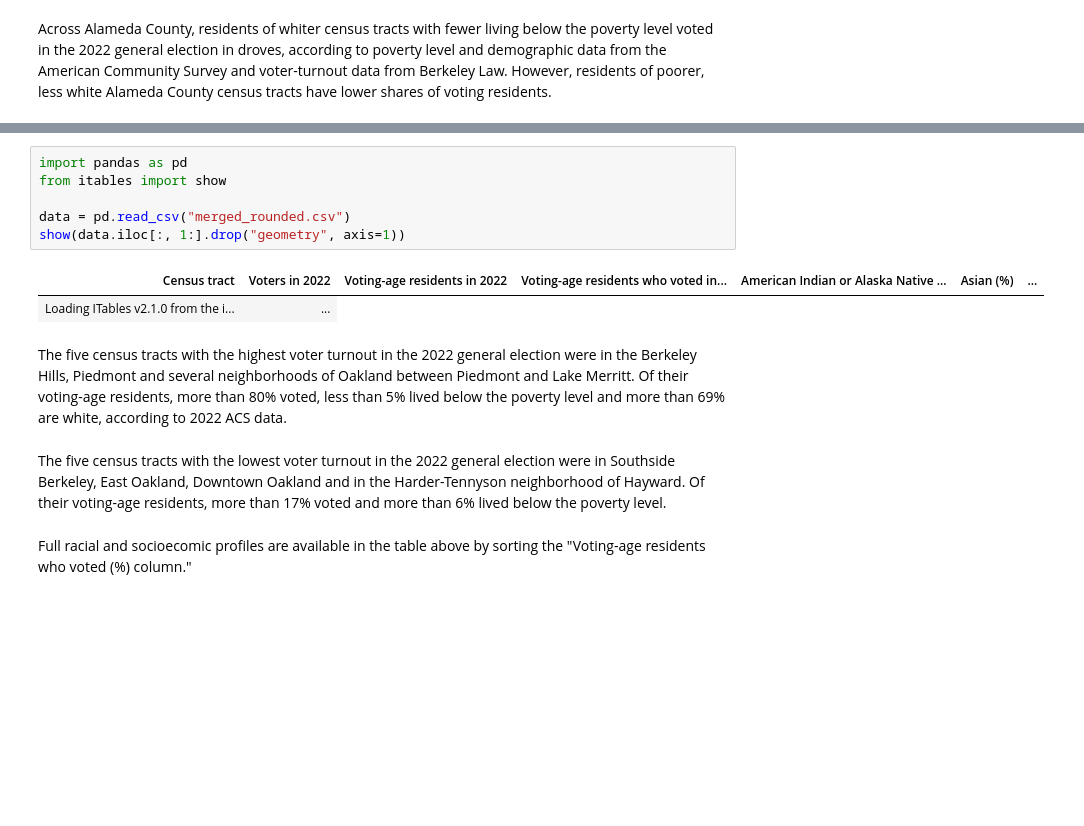
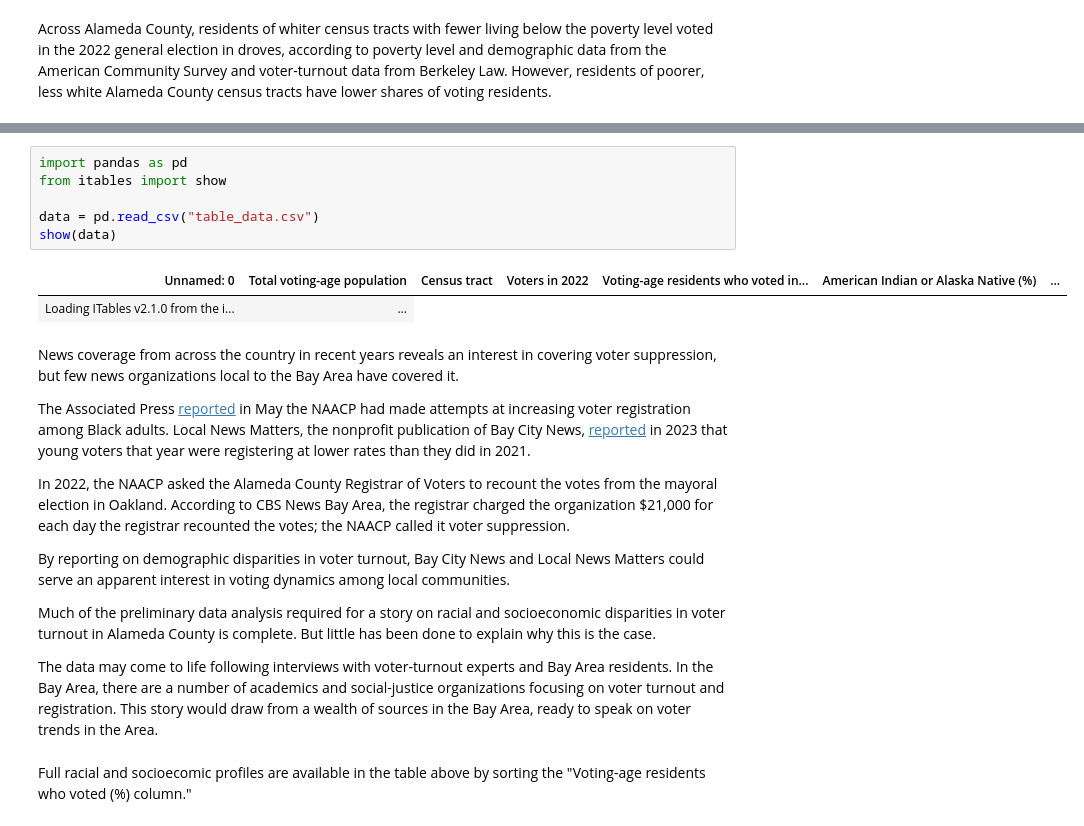
Before and after one commit to cameronfozi/djnf-merrill-training, a Jupyter notebook: docs/demo.ipynb, the cells around one changed output, grey strips where cells are left out. Drawn from its saved outputs; the diff is of its cells as text; blank space fills up the shorter version.

```diff
--- a/docs/demo.ipynb
+++ b/docs/demo.ipynb
@@ -21,16 +22,24 @@ Across Alameda County, residents of whiter census tracts with fewer living below
 # %%
 import pandas as pd
 from itables import show
 
-data = pd.read_csv("merged_rounded.csv")
-show(data.iloc[:, 1:].drop("geometry", axis=1))
+data = pd.read_csv("table_data.csv")
+show(data)
 # %% [output]
-| Census tract | Voters in 2022 | Voting-age residents in 2022 | Voting-age residents who voted in... | American Indian or Alaska Native ... | Asian (%) | ... |
+| Unnamed: 0 | Total voting-age population | Census tract | Voters in 2022 | Voting-age residents who voted in... | American Indian or Alaska Native (%) | ... |
 | Loading ITables v2.1.0 from the i... | ... |
-# %% [markdown]
-The five census tracts with the highest voter turnout in the 2022 general election were in the Berkeley Hills, Piedmont and several neighborhoods of Oakland between Piedmont and Lake Merritt. Of their voting-age residents, more than 80% voted, less than 5% lived below the poverty level and more than 69% are white, according to 2022 ACS data.
-# %% [markdown]
-The five census tracts with the lowest voter turnout in the 2022 general election were in Southside Berkeley, East Oakland, Downtown Oakland and in the Harder-Tennyson neighborhood of Hayward. Of their voting-age residents, more than 17% voted and more than 6% lived below the poverty level.
+# %% [markdown]
+News coverage from across the country in recent years reveals an interest in covering voter suppression, but few news organizations local to the Bay Area have covered it.
+
+The Associated Press [reported](https://www.eastbaytimes.com/2024/05/23/naacp-fund-seeks-to-close-black-voter-registration-and-turnout-gaps-ahead-of-the-november-election/) in May the NAACP had made attempts at increasing voter registration among Black adults. Local News Matters, the nonprofit publication of Bay City News, [reported](https://localnewsmatters.org/2023/08/30/bay-areas-young-voters-are-registering-at-lower-rates-organizers-are-combating-this-ahead-of-2024-election/) in 2023 that young voters that year were registering at lower rates than they did in 2021.
+
+In 2022, the NAACP asked the Alameda County Registrar of Voters to recount the votes from the mayoral election in Oakland. According to CBS News Bay Area, the registrar charged the organization $21,000 for each day the registrar recounted the votes; the NAACP called it voter suppression.
+
+By reporting on demographic disparities in voter turnout, Bay City News and Local News Matters could serve an apparent interest in voting dynamics among local communities.
+
+Much of the preliminary data analysis required for a story on racial and socioeconomic disparities in voter turnout in Alameda County is complete. But little has been done to explain why this is the case.
+
+The data may come to life following interviews with voter-turnout experts and Bay Area residents. In the Bay Area, there are a number of academics and social-justice organizations focusing on voter turnout and registration. This story would draw from a wealth of sources in the Bay Area, ready to speak on voter trends in the Area.
 # %% [markdown]
 Full racial and socioecomic profiles are available in the table above by sorting the "Voting-age residents who voted (%) column."
 # %% [markdown]
```
Also changed, not shown: parts of 2 cells of this notebook, 47 other files.
